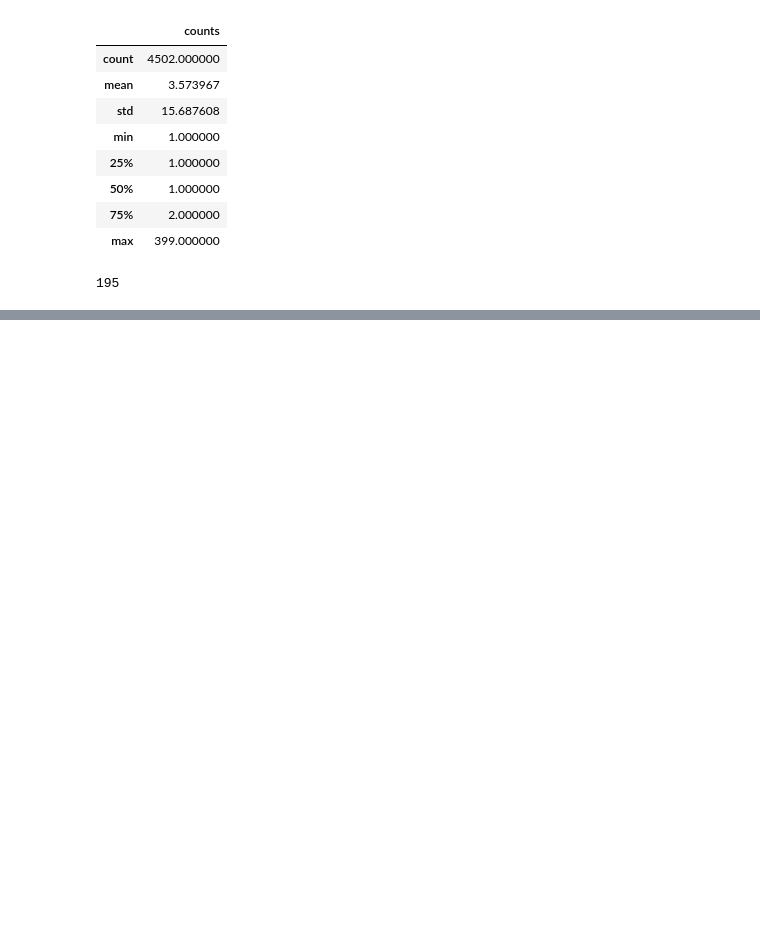
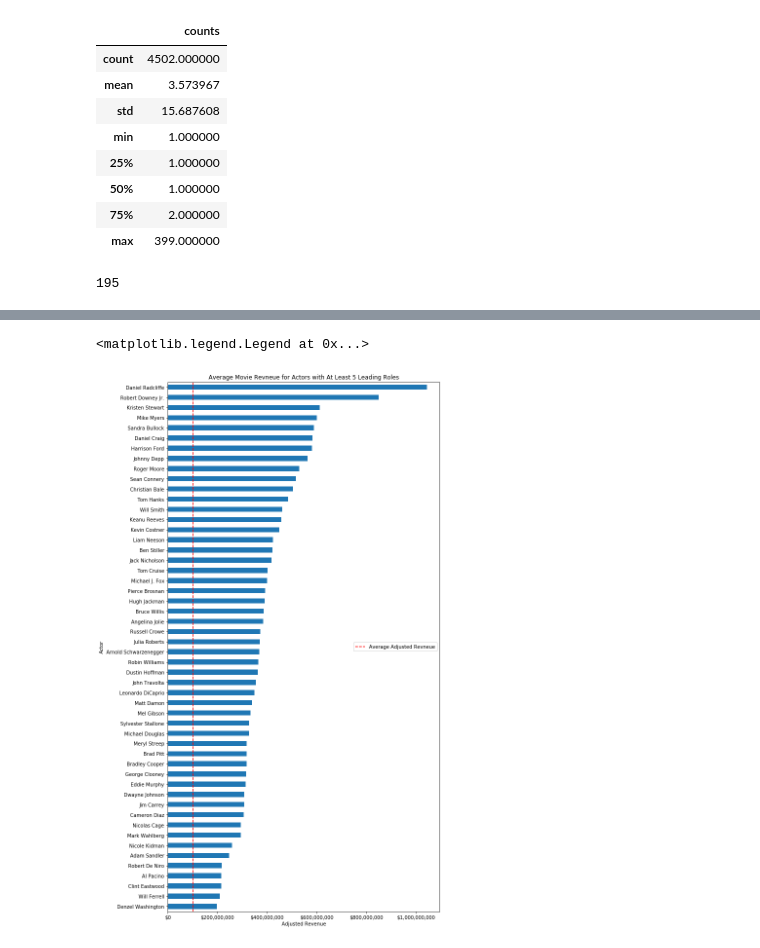
Before and after one commit to jtanquil/data_analyst_nanodegree, a Jupyter notebook: project2/Untitled.ipynb, the cells around one changed output, grey strips where cells are left out. Drawn from its saved outputs; the diff is of its cells as text; code cells hidden in the pictures; blank space fills up the shorter version.

```diff
--- a/project2/Untitled.ipynb
+++ b/project2/Untitled.ipynb
@@ -1198,0 +1253,17 @@ len(large_studios)
+# %%
+top_leads = top_1000.loc[top_1000["leads"].apply(lambda x: x in most_roles)].groupby(["leads"])
+# %%
+ax = top_leads[["revenue_adj"]].mean().sort_values(by = ["revenue_adj"]).plot(kind = "barh", figsize = (10, 20))
+ax.xaxis.set_major_formatter(StrMethodFormatter('${x:,.0f}'))
+ax.set_title("Average Movie Revneue for Actors with At Least 5 Leading Roles")
+ax.set_xlabel("Adjusted Revenue")
+ax.set_ylabel("Actor")
+# add average adjusted revenue for all movies in the df
+l = ax.axvline(x = df.revenue_adj.mean())
+l.set_linestyle("--")
+l.set_color("red")
+# change the legend
+ax.legend(handles = [l], labels = ["Average Adjusted Revneue"], loc = 5)
+# %% [output]
+<matplotlib.legend.Legend at 0x...>
+[figure, added]
```
Also changed, not shown: parts of 15 cells of this notebook.
